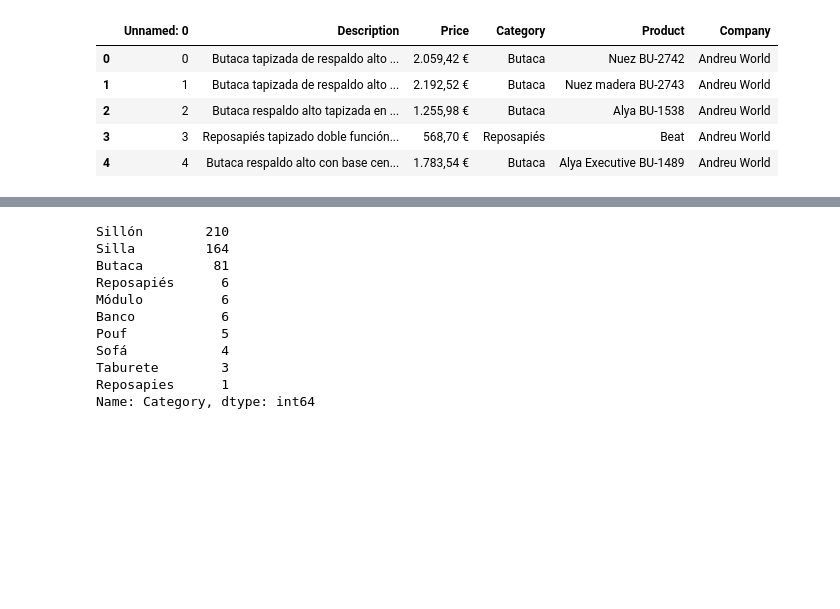
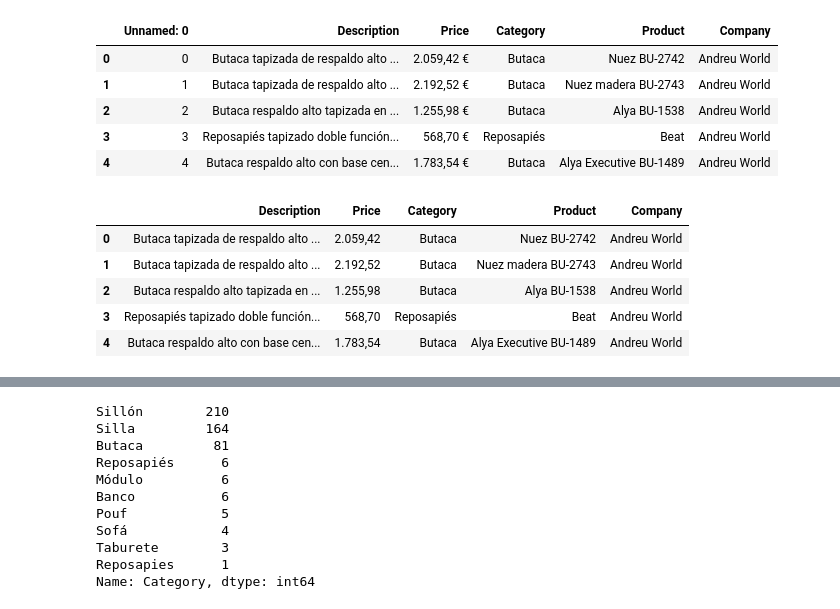
Before and after one commit to Karim-Medlej/Business-Analysis-Project, a Jupyter notebook: id_merge.ipynb, the cells around one changed output, grey strips where cells are left out. Drawn from its saved outputs; the diff is of its cells as text; code cells hidden in the pictures; blank space fills up the shorter version.

```diff
--- a/id_merge.ipynb
+++ b/id_merge.ipynb
@@ -119 +121,11 @@ df_merging.head()
+# %%
+df_merging['Price'] = df_merging['Price'].str.replace('€','')
+df_merging.head()
+# %% [output]
+|  | Description | Price | Category | Product | Company |
+| 0 | Butaca tapizada de respaldo alto ... | 2.059,42 | Butaca | Nuez BU-2742 | Andreu World |
+| 1 | Butaca tapizada de respaldo alto ... | 2.192,52 | Butaca | Nuez madera BU-2743 | Andreu World |
+| 2 | Butaca respaldo alto tapizada en ... | 1.255,98 | Butaca | Alya BU-1538 | Andreu World |
+| 3 | Reposapiés tapizado doble función... | 568,70 | Reposapiés | Beat | Andreu World |
+| 4 | Butaca respaldo alto con base cen... | 1.783,54 | Butaca | Alya Executive BU-1489 | Andreu World |
 # %%
```
Also changed, not shown: parts of 7 cells of this notebook, 6 other files.
